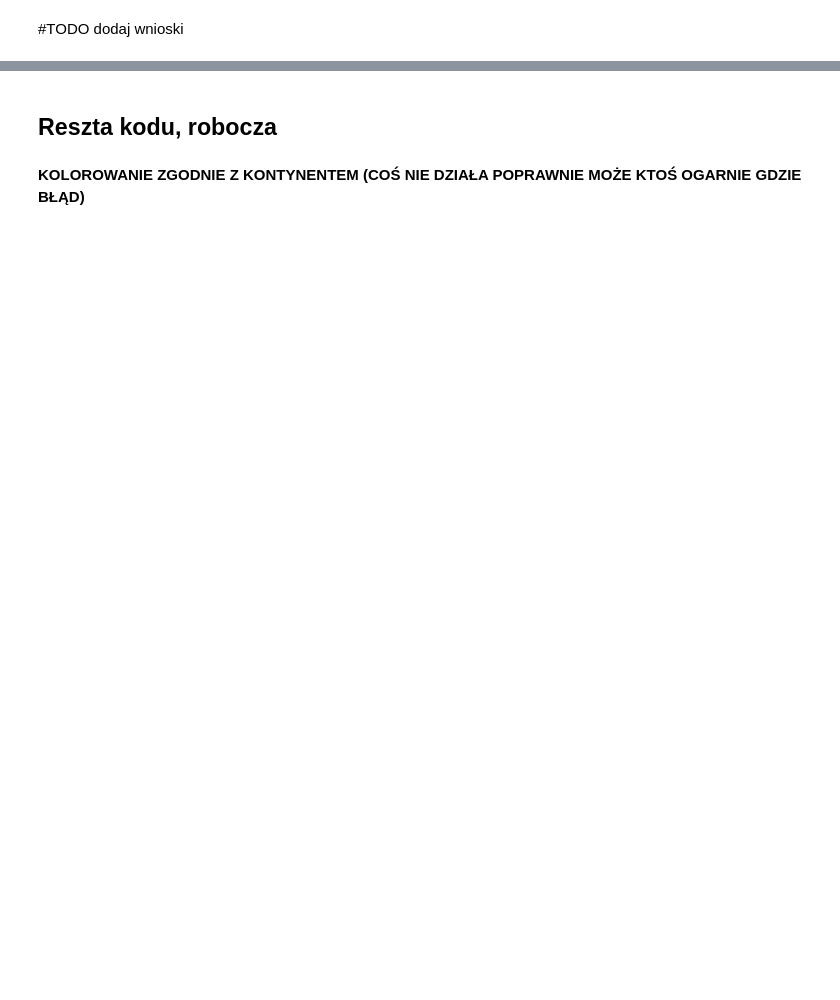
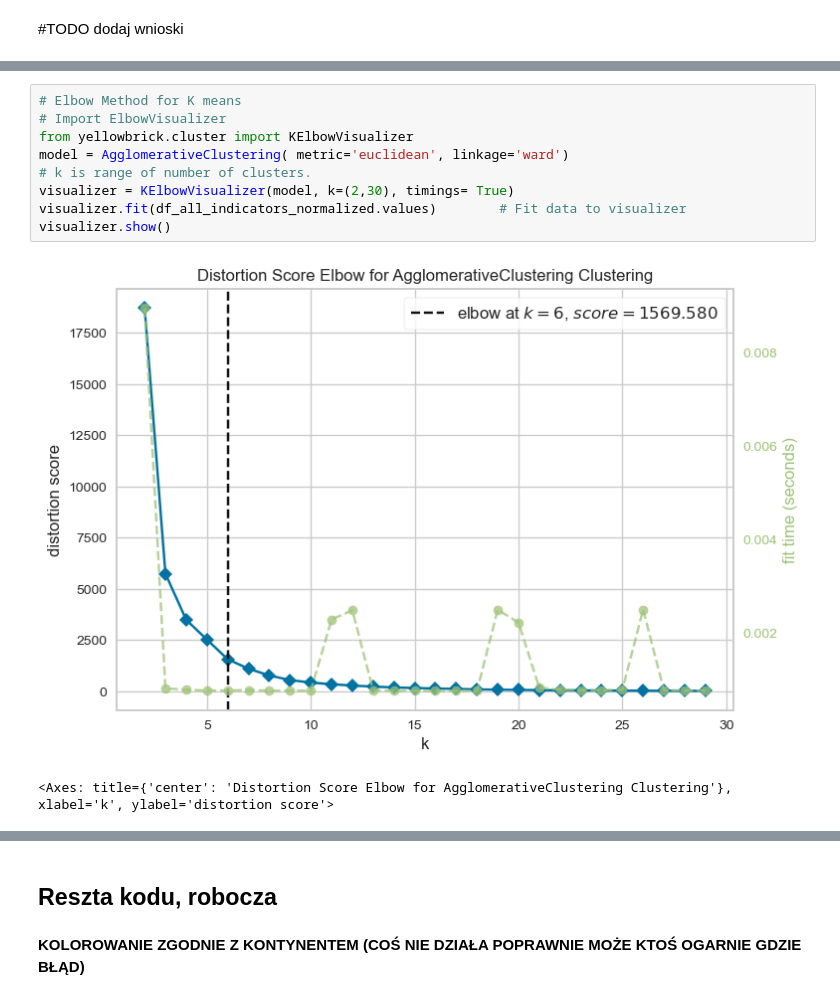
Before and after one commit to lion158/Eksploracja_Danych_Projekt, a Jupyter notebook: EksploracjaDanychProjekt2.ipynb, the cells around one changed output, grey strips where cells are left out. Saved outputs shown, nothing was run; the diff lists cells and outputs as text; blank space fills up the shorter version.

```diff
--- a/EksploracjaDanychProjekt2.ipynb
+++ b/EksploracjaDanychProjekt2.ipynb
@@ -851,0 +809,12 @@ plt.show()
+# %%
+# Elbow Method for K means
+# Import ElbowVisualizer
+from yellowbrick.cluster import KElbowVisualizer
+model = AgglomerativeClustering( metric='euclidean', linkage='ward')
+# k is range of number of clusters.
+visualizer = KElbowVisualizer(model, k=(2,30), timings= True)
+visualizer.fit(df_all_indicators_normalized.values)        # Fit data to visualizer
+visualizer.show()
+# %% [output]
+[figure, added]
+<Axes: title={'center': 'Distortion Score Elbow for AgglomerativeClustering Clustering'}, xlabel='k', ylabel='distortion score'>
```
Also changed, not shown: parts of 63 cells of this notebook, 1 other file.
